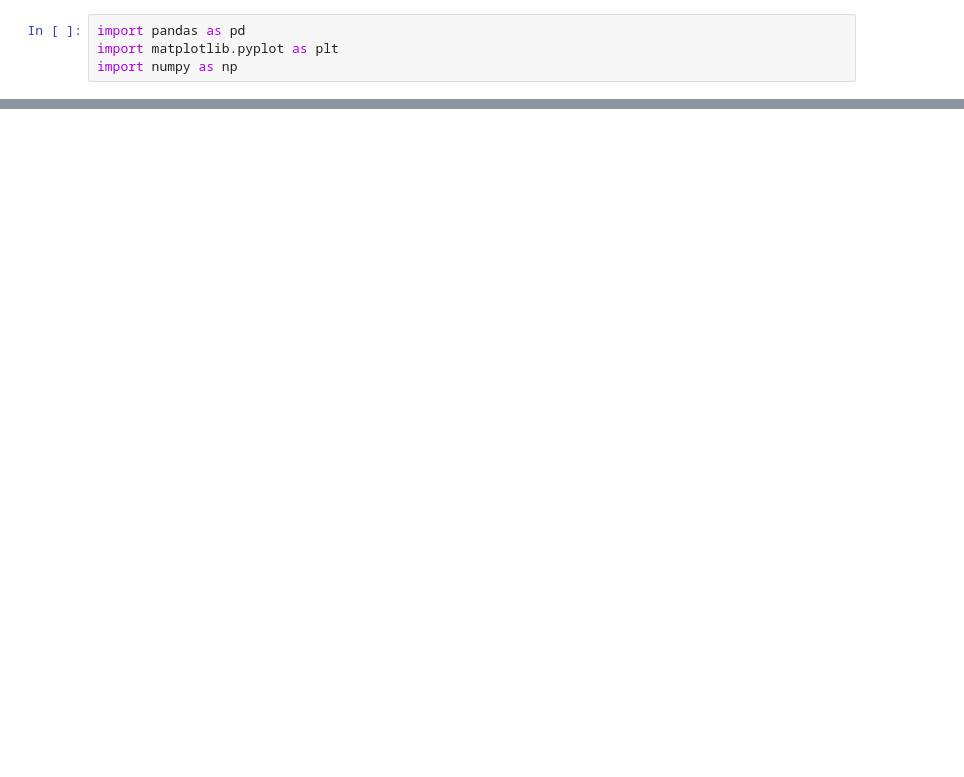
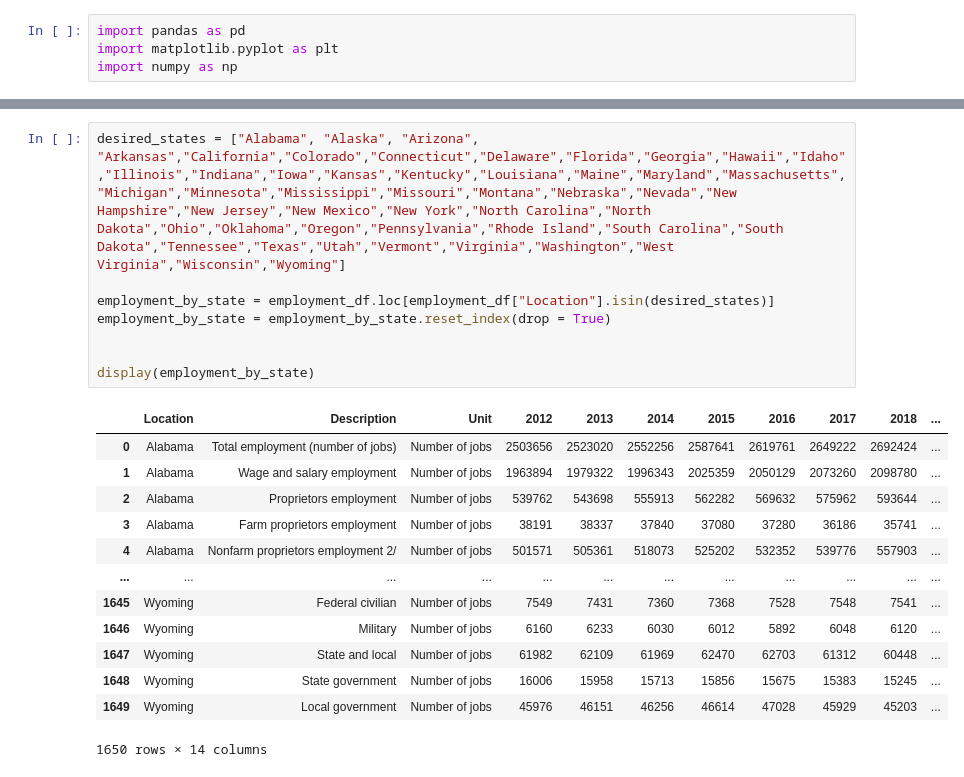
Before and after one commit to Tylerwilliams3644/Bootcamp-Project-1, a Jupyter notebook: Working Code/Employment/Employment.ipynb, the cells around one changed output, grey strips where cells are left out. Saved outputs shown, nothing was run; the diff lists cells and outputs as text; blank space fills up the shorter version.

```diff
--- a/Working Code/Employment/Employment.ipynb
+++ b/Working Code/Employment/Employment.ipynb
@@ -39,0 +59,22 @@ display(sic_df)
+# %%
+desired_states = ["Alabama", "Alaska", "Arizona", "Arkansas","California","Colorado","Connecticut","Delaware","Florida","Georgia","Hawaii","Idaho","Illinois","Indiana","Iowa","Kansas","Kentucky","Louisiana","Maine","Maryland","Massachusetts","Michigan","Minnesota","Mississippi","Missouri","Montana","Nebraska","Nevada","New Hampshire","New Jersey","New Mexico","New York","North Carolina","North Dakota","Ohio","Oklahoma","Oregon","Pennsylvania","Rhode Island","South Carolina","South Dakota","Tennessee","Texas","Utah","Vermont","Virginia","Washington","West Virginia","Wisconsin","Wyoming"]
+
+employment_by_state = employment_df.loc[employment_df["Location"].isin(desired_states)]
+employment_by_state = employment_by_state.reset_index(drop = True)
+
+
+display(employment_by_state)
+# %% [output]
+|  | Location | Description | Unit | 2012 | 2013 | 2014 | 2015 | 2016 | 2017 | 2018 | ... |
+| 0 | Alabama | Total employment (number of jobs) | Number of jobs | 2503656 | 2523020 | 2552256 | 2587641 | 2619761 | 2649222 | 2692424 | ... |
+| 1 | Alabama | Wage and salary employment | Number of jobs | 1963894 | 1979322 | 1996343 | 2025359 | 2050129 | 2073260 | 2098780 | ... |
+| 2 | Alabama | Proprietors employment | Number of jobs | 539762 | 543698 | 555913 | 562282 | 569632 | 575962 | 593644 | ... |
+| 3 | Alabama | Farm proprietors employment | Number of jobs | 38191 | 38337 | 37840 | 37080 | 37280 | 36186 | 35741 | ... |
+| 4 | Alabama | Nonfarm proprietors employment 2/ | Number of jobs | 501571 | 505361 | 518073 | 525202 | 532352 | 539776 | 557903 | ... |
+| ... | ... | ... | ... | ... | ... | ... | ... | ... | ... | ... | ... |
+| 1645 | Wyoming | Federal civilian | Number of jobs | 7549 | 7431 | 7360 | 7368 | 7528 | 7548 | 7541 | ... |
+| 1646 | Wyoming | Military | Number of jobs | 6160 | 6233 | 6030 | 6012 | 5892 | 6048 | 6120 | ... |
+| 1647 | Wyoming | State and local | Number of jobs | 61982 | 62109 | 61969 | 62470 | 62703 | 61312 | 60448 | ... |
+| 1648 | Wyoming | State government | Number of jobs | 16006 | 15958 | 15713 | 15856 | 15675 | 15383 | 15245 | ... |
+| 1649 | Wyoming | Local government | Number of jobs | 45976 | 46151 | 46256 | 46614 | 47028 | 45929 | 45203 | ... |
+1650 rows × 14 columns
```
Also changed, not shown: parts of 3 cells of this notebook.
